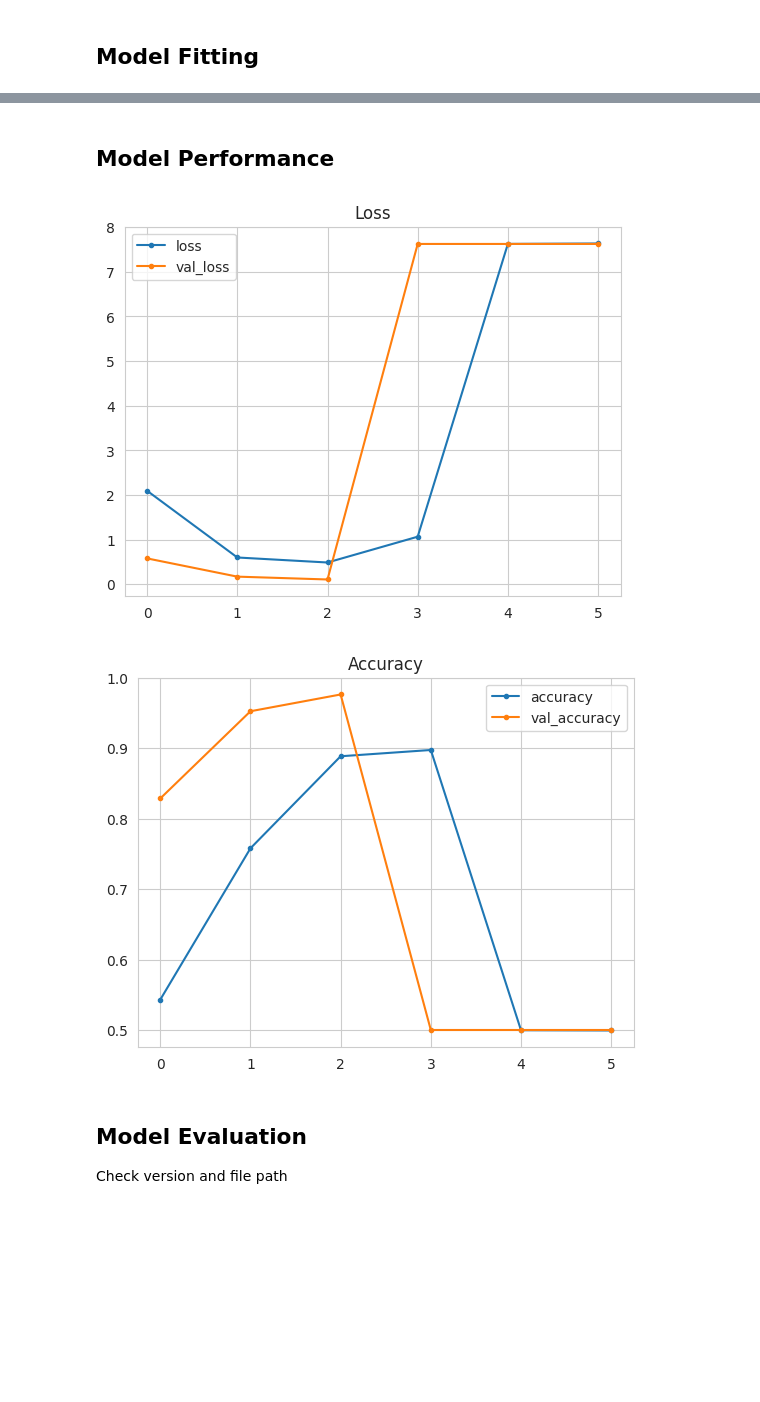
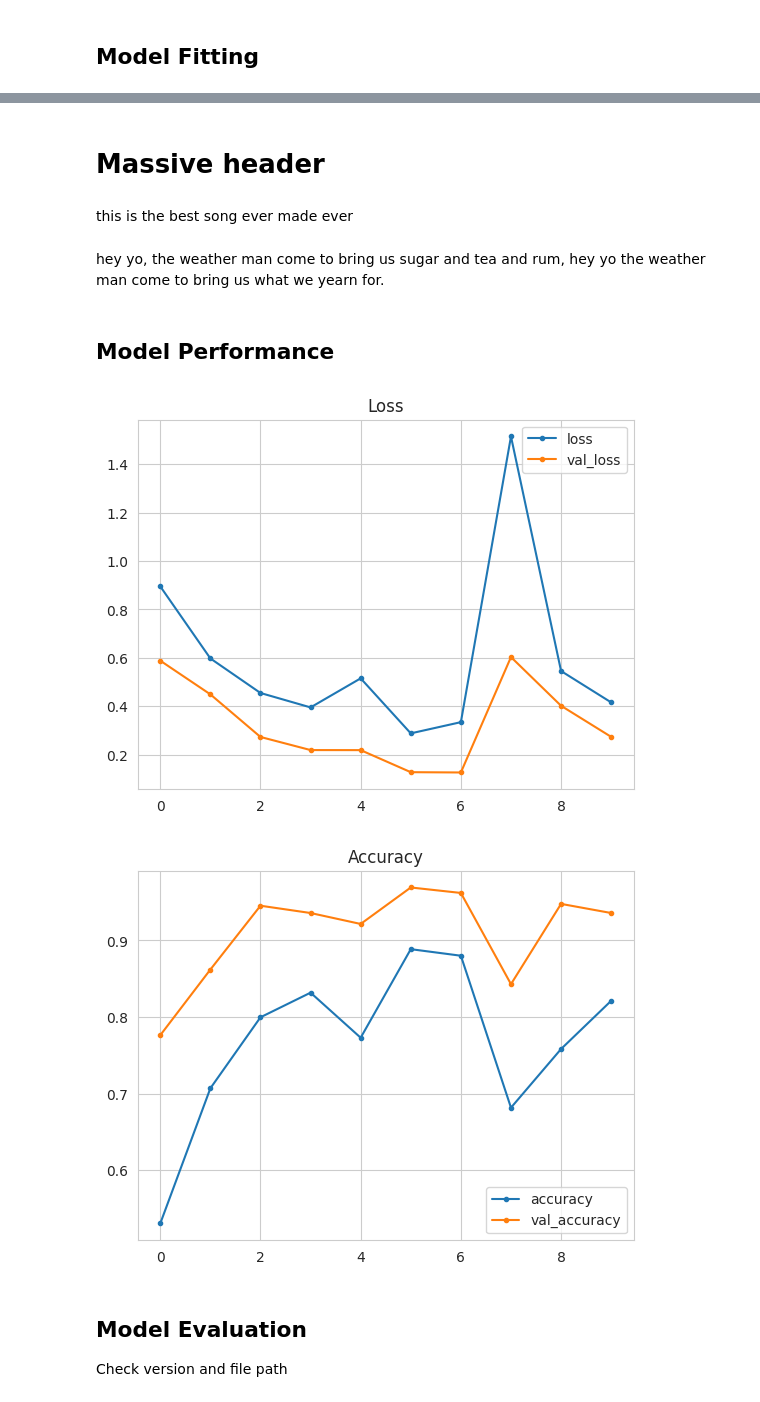
Before and after one commit to TomLiDev/mildew-detector, a Jupyter notebook: jupyter_notebooks/ImageAugmentation, Model Creation and Evaluation.ipynb, the cells around one changed output, grey strips where cells are left out. Drawn from its saved outputs; the diff is of its cells as text; code cells hidden in the pictures; blank space fills up the shorter version.

Commit message:
Add v3 alternative models

```diff
--- a/jupyter_notebooks/ImageAugmentation, Model Creation and Evaluation.ipynb
+++ b/jupyter_notebooks/ImageAugmentation, Model Creation and Evaluation.ipynb
@@ -280,6 +288,6 @@ from tensorflow.keras.layers import Activation, Dropout, Flatten, Dense, Conv2D,
 # %%
-
 def create_tf_model():
+    opt = SGD(lr=0.002)
     model = Sequential()
 
     model.add(Conv2D(filters=32, kernel_size=(3, 3),
@@ -298,10 +306,10 @@ def create_tf_model():
     model.add(Dense(128, activation='relu'))
 
     model.add(Dropout(0.5))
-    model.add(Dense(1, activation='softmax'))
+    model.add(Dense(1, activation='linear'))
 
     model.compile(loss='binary_crossentropy',
-                  optimizer='adam',
+                  optimizer=opt,
                   metrics=['accuracy'])
 
     return model
@@ -337,7 +345,7 @@ early_stop = EarlyStopping(monitor='val_loss', patience=3)
 # %%
 model = create_tf_model()
 model.fit(train_set,
-          epochs=15,
+          epochs=25,
           steps_per_epoch=len(train_set.classes) // batch_size,
           validation_data=validation_set,
           callbacks=[early_stop],
@@ -356 +366,7 @@ Epoch 5/15
+# %% [markdown]
+# Massive header
+# %% [markdown]
+this is the best song ever made ever
+# %% [markdown]
+hey yo, the weather man come to bring us sugar and tea and rum, hey yo the weather man come to bring us what we yearn for.
 # %%
@@ -359,23 +377,25 @@ model.save(f'outputs/{version}.1/mildew_detector_model.h5')
 ## Model Performance
 # %%
 losses = pd.DataFrame(model.history.history)
+
+sub = "v3.4_"
 
 sns.set_style("whitegrid")
 losses[['loss', 'val_loss']].plot(style='.-')
 plt.title("Loss")
-plt.savefig(f'{file_path}/model_training_losses.png',
+plt.savefig(f'{file_path}/{sub}model_training_losses.png',
             bbox_inches='tight', dpi=150)
 plt.show()
 
 print("\n")
 losses[['accuracy', 'val_accuracy']].plot(style='.-')
 plt.title("Accuracy")
-plt.savefig(f'{file_path}/model_training_acc.png',
+plt.savefig(f'{file_path}/{sub}model_training_acc.png',
             bbox_inches='tight', dpi=150)
 plt.show()
 # %% [output]
-[figure, old version]
+[figure, new version]
-[figure, old version]
+[figure, new version]
 # %% [markdown]
 ## Model Evaluation
 
```
Also changed, not shown: parts of 10 cells of this notebook, 13 other files.
